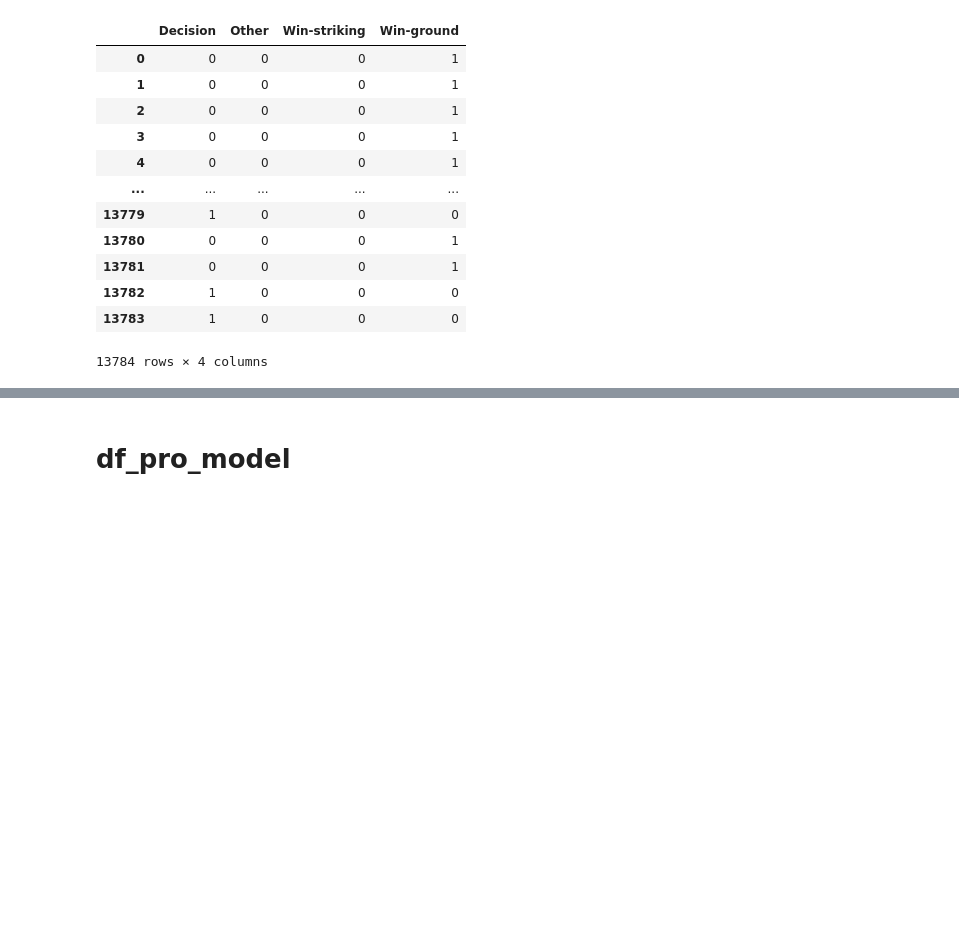
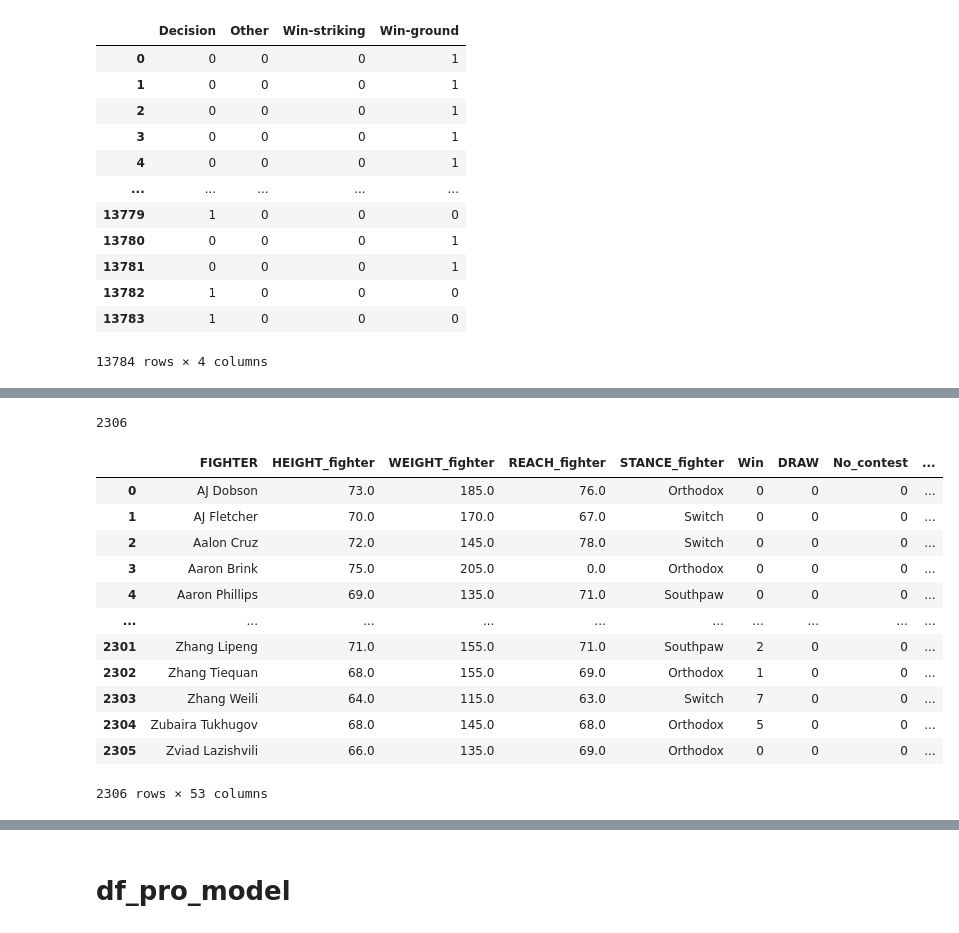
Before and after one commit to Mirda81/UFC-predictor-app, a Jupyter notebook: UFC_data.ipynb, the cells around one changed output, grey strips where cells are left out. Drawn from its saved outputs; the diff is of its cells as text; code cells hidden in the pictures; blank space fills up the shorter version.

```diff
--- a/UFC_data.ipynb
+++ b/UFC_data.ipynb
@@ -1233,5 +1351,27 @@ NameError: name 'df_skills' is not defined
+# %%
+len(df_total['FIGHTER'].unique())
+# %% [output]
+2306
+# %%
+df_total = df_total.fillna(0)
 # %%
 fighters_total_df = df_total.pivot_table(index=['FIGHTER', 'HEIGHT_fighter', 'WEIGHT_fighter', 'REACH_fighter', 'STANCE_fighter'], values=cols_to_sum, aggfunc=np.sum)[cols_to_sum].reset_index()
+# %%
+fighters_total_df
+# %% [output]
+|  | FIGHTER | HEIGHT_fighter | WEIGHT_fighter | REACH_fighter | STANCE_fighter | Win | DRAW | No_contest | ... |
+| 0 | AJ Dobson | 73.0 | 185.0 | 76.0 | Orthodox | 0 | 0 | 0 | ... |
+| 1 | AJ Fletcher | 70.0 | 170.0 | 67.0 | Switch | 0 | 0 | 0 | ... |
+| 2 | Aalon Cruz | 72.0 | 145.0 | 78.0 | Switch | 0 | 0 | 0 | ... |
+| 3 | Aaron Brink | 75.0 | 205.0 | 0.0 | Orthodox | 0 | 0 | 0 | ... |
+| 4 | Aaron Phillips | 69.0 | 135.0 | 71.0 | Southpaw | 0 | 0 | 0 | ... |
+| ... | ... | ... | ... | ... | ... | ... | ... | ... | ... |
+| 2301 | Zhang Lipeng | 71.0 | 155.0 | 71.0 | Southpaw | 2 | 0 | 0 | ... |
+| 2302 | Zhang Tiequan | 68.0 | 155.0 | 69.0 | Orthodox | 1 | 0 | 0 | ... |
+| 2303 | Zhang Weili | 64.0 | 115.0 | 63.0 | Switch | 7 | 0 | 0 | ... |
+| 2304 | Zubaira Tukhugov | 68.0 | 145.0 | 68.0 | Orthodox | 5 | 0 | 0 | ... |
+| 2305 | Zviad Lazishvili | 66.0 | 135.0 | 69.0 | Orthodox | 0 | 0 | 0 | ... |
+2306 rows × 53 columns
 # %%
 fighters_total_df['Fights'] = fighters_total_df['FIGHTER'].apply(lambda x: df_total['FIGHTER'].tolist().count(x))
 # %%
```
Also changed, not shown: parts of 45 cells of this notebook, 28 other files.
